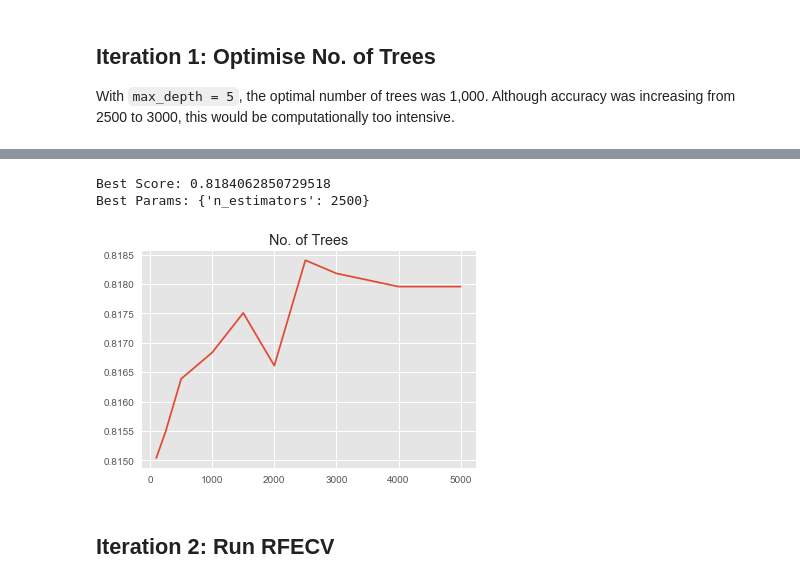
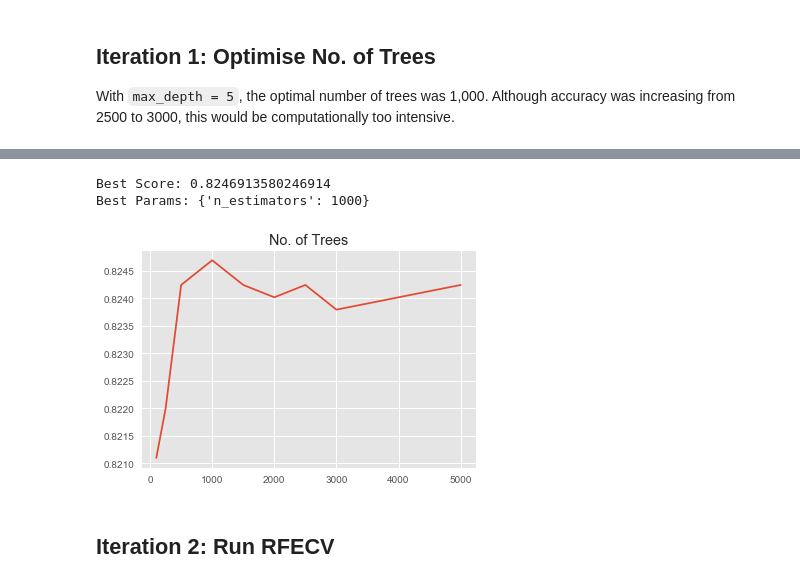
Before and after one commit to chrischow/kaggle_titanic, a Jupyter notebook: Notebooks/LGBM RF I.ipynb, the cells around one changed output, grey strips where cells are left out. Saved outputs shown, nothing was run; the diff lists cells and outputs as text; code cells hidden in the pictures.

```diff
--- a/Notebooks/LGBM RF I.ipynb
+++ b/Notebooks/LGBM RF I.ipynb
@@ -113,15 +115,17 @@ GridSearchCV(cv=<sklearn.model_selection._split.RepeatedStratifiedKFold object a
 # %%
+# Save results
+best_n_estimators = rf_low.best_params_['n_estimators']
+
 # Print results
 print('Best Score: ' + str(rf_low.best_score_))
 print('Best Params: ' + str(rf_low.best_params_))
+
+# Plot results
+gaia_get_test(rf_low, param_n_estimators, 'No. of Trees')
 # %% [output]
-Best Score: 0.8184062850729518
-Best Params: {'n_estimators': 2500}
+Best Score: 0.8246913580246914
+Best Params: {'n_estimators': 1000}
+[figure, added]
-# %%
-# Plot results
-gaia_get_test(rf_low, param_n_estimators, 'No. of Trees')
-# %% [output]
-[figure, removed]
 # %% [markdown]
 ## Iteration 2: Run RFECV
 # %%
```
Also changed, not shown: parts of 23 cells of this notebook.
